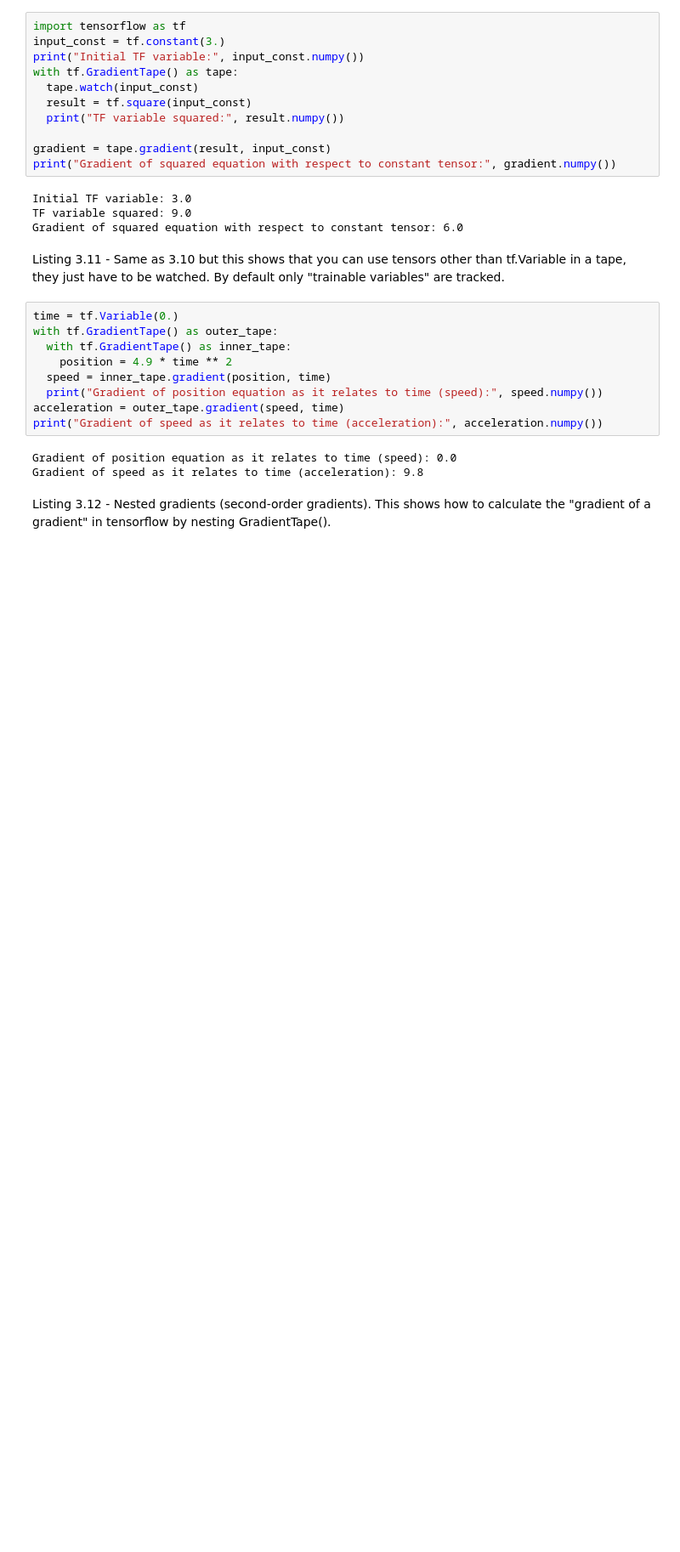
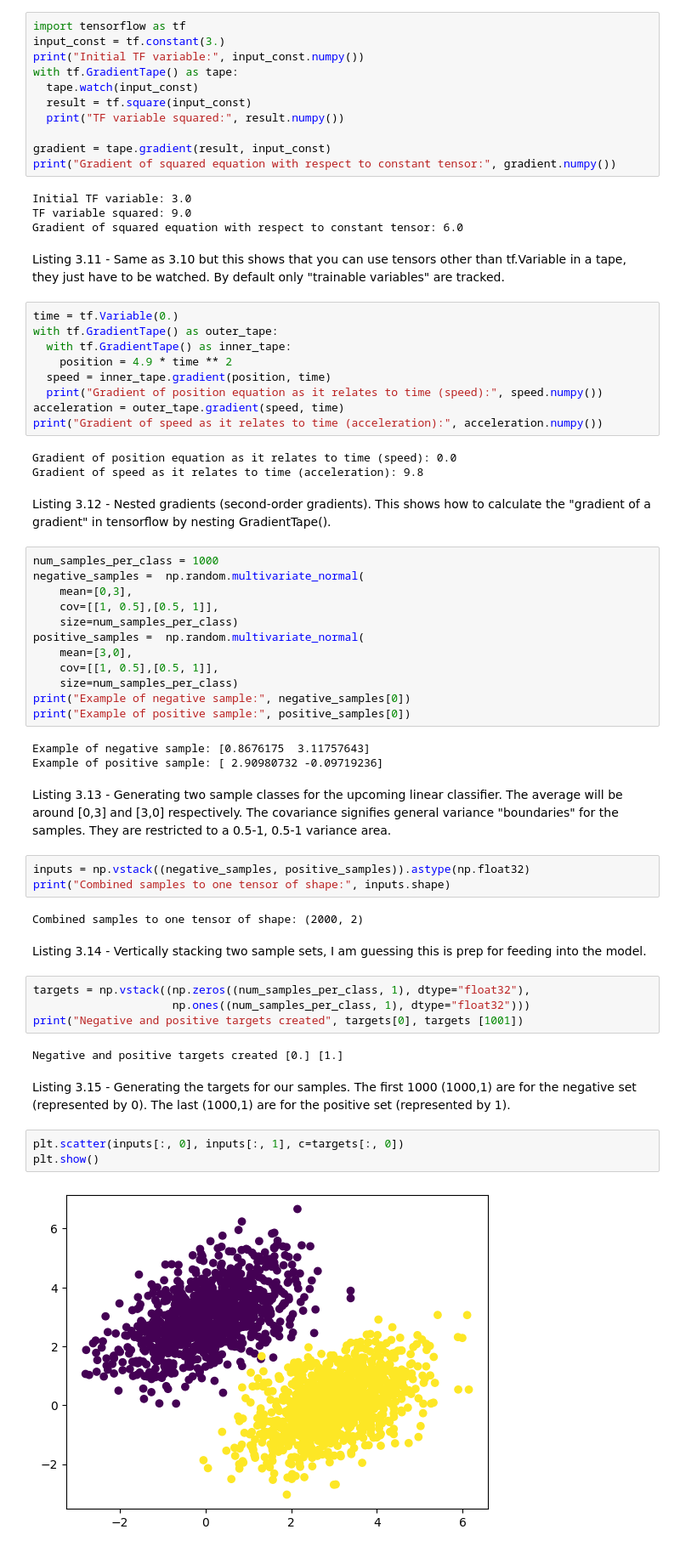
Before and after one commit to isaacsemerson/deeplearning-python-fchollet, a Jupyter notebook: fchollet_chapter3.ipynb, the cells around one changed output. Shown at 85% size. Cells and saved outputs as stored; diff of their text form; blank space fills up the shorter version.

```diff
--- a/fchollet_chapter3.ipynb
+++ b/fchollet_chapter3.ipynb
@@ -186,3 +188,40 @@ Gradient of position equation as it relates to time (speed): 0.0
 Gradient of speed as it relates to time (acceleration): 9.8
 # %% [markdown]
 Listing 3.12 - Nested gradients (second-order gradients). This shows how to calculate the "gradient of a gradient" in tensorflow by nesting GradientTape().
+# %%
+num_samples_per_class = 1000
+negative_samples =  np.random.multivariate_normal(
+    mean=[0,3],
+    cov=[[1, 0.5],[0.5, 1]],
+    size=num_samples_per_class)
+positive_samples =  np.random.multivariate_normal(
+    mean=[3,0],
+    cov=[[1, 0.5],[0.5, 1]],
+    size=num_samples_per_class)
+print("Example of negative sample:", negative_samples[0])
+print("Example of positive sample:", positive_samples[0])
+# %% [output]
+Example of negative sample: [0.8676175  3.11757643]
+Example of positive sample: [ 2.90980732 -0.09719236]
+# %% [markdown]
+Listing 3.13 - Generating two sample classes for the upcoming linear classifier. The average will be around [0,3] and [3,0] respectively. The covariance signifies general variance "boundaries" for the samples. They are restricted to a 0.5-1, 0.5-1 variance area.
+# %%
+inputs = np.vstack((negative_samples, positive_samples)).astype(np.float32)
+print("Combined samples to one tensor of shape:", inputs.shape)
+# %% [output]
+Combined samples to one tensor of shape: (2000, 2)
+# %% [markdown]
+Listing 3.14 - Vertically stacking two sample sets, I am guessing this is prep for feeding into the model.
+# %%
+targets = np.vstack((np.zeros((num_samples_per_class, 1), dtype="float32"),
+                     np.ones((num_samples_per_class, 1), dtype="float32")))
+print("Negative and positive targets created", targets[0], targets [1001])
+# %% [output]
+Negative and positive targets created [0.] [1.]
+# %% [markdown]
+Listing 3.15 - Generating the targets for our samples. The first 1000 (1000,1) are for the negative set (represented by 0). The last (1000,1) are for the positive set (represented by 1).
+# %%
+plt.scatter(inputs[:, 0], inputs[:, 1], c=targets[:, 0])
+plt.show()
+# %% [output]
+[figure, added]
```
Also changed, not shown: parts of 16 cells of this notebook.
